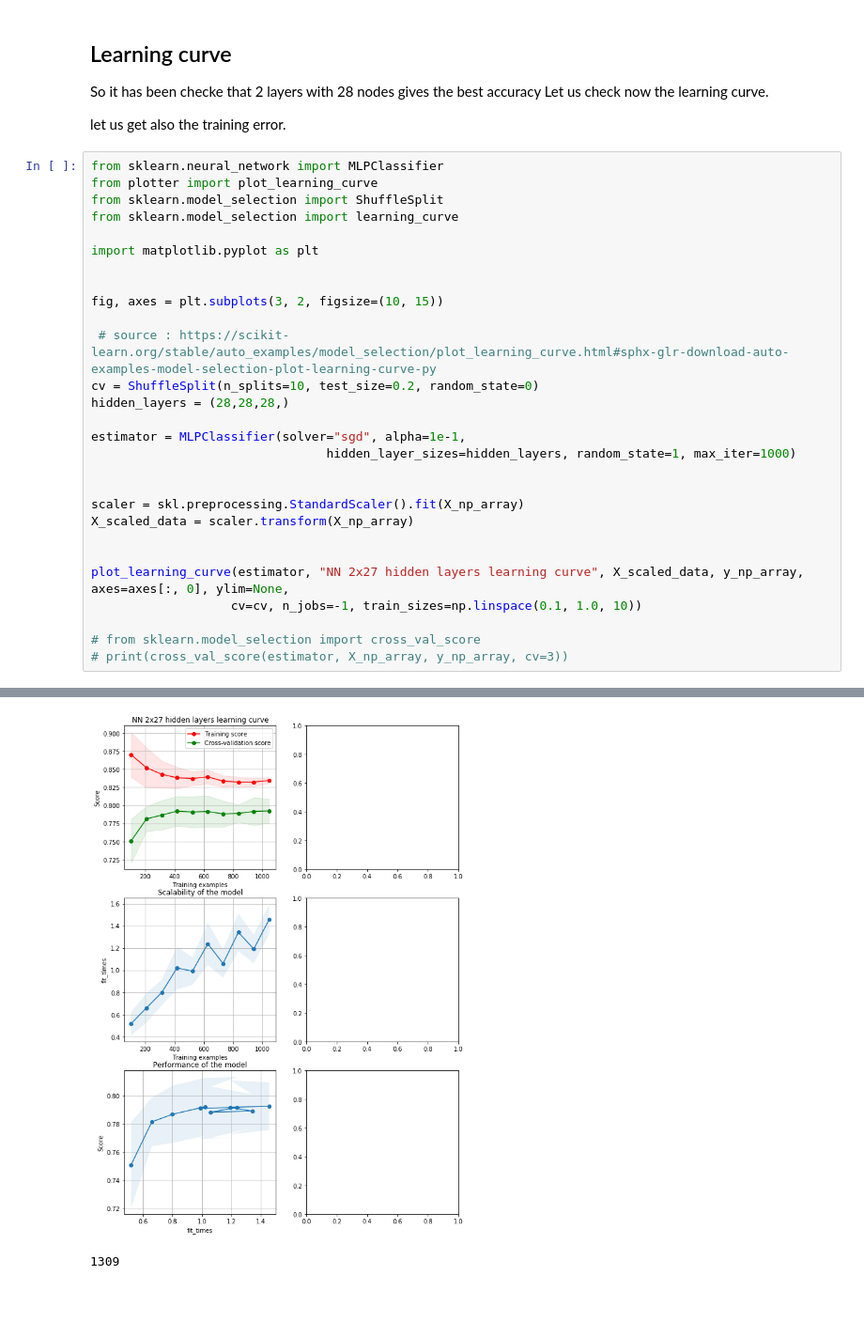
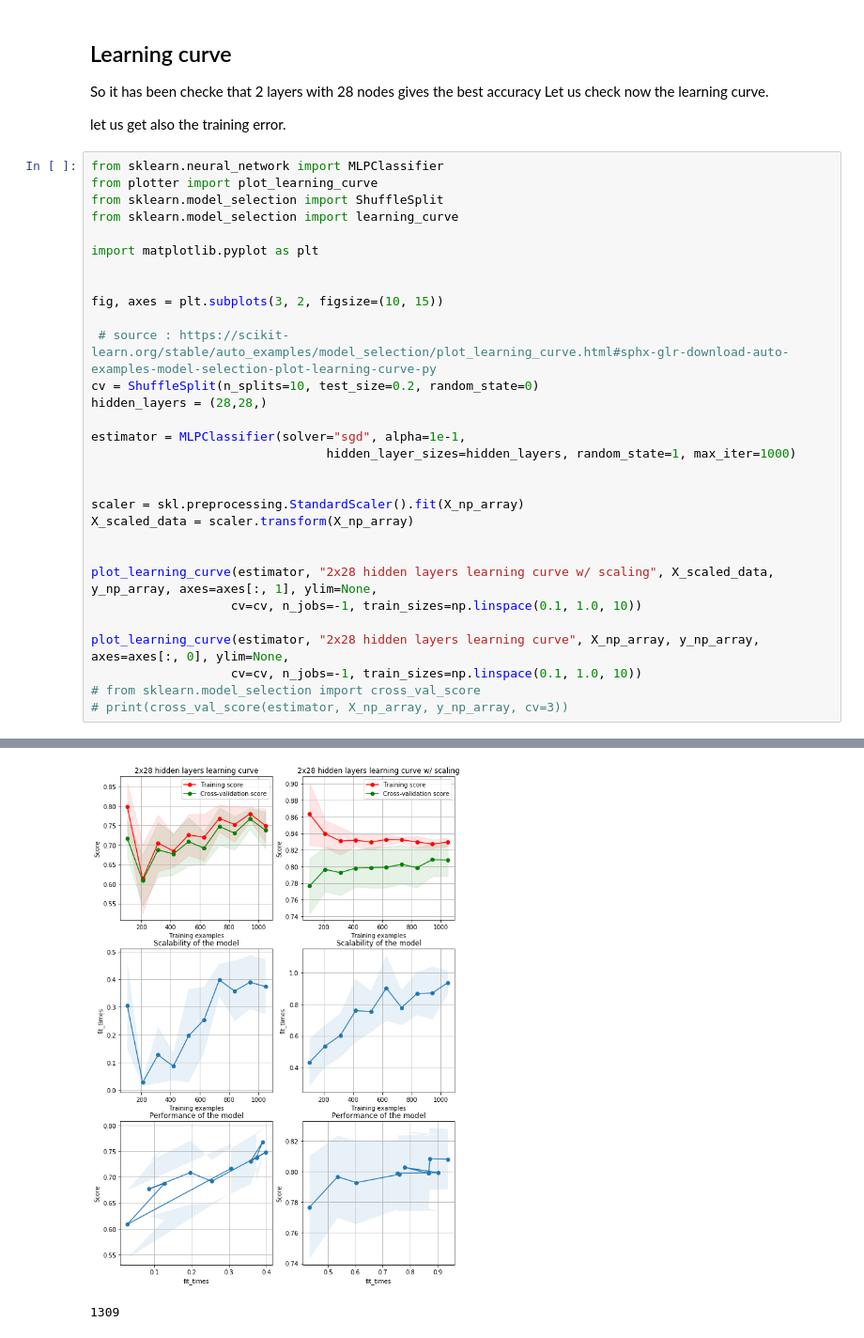
Before and after one commit to michalbogdanowicz/ML-Titanic-2020, a Jupyter notebook: Neural_Networks/PythonNN/Neural Network For Titanic.ipynb, the cells around one changed output, grey strips where cells are left out. Shown at 94% size. Drawn from its saved outputs; the diff is of its cells as text; blank space fills up the shorter version.

```diff
--- a/Neural_Networks/PythonNN/Neural Network For Titanic.ipynb
+++ b/Neural_Networks/PythonNN/Neural Network For Titanic.ipynb
@@ -169,34 +169,36 @@ let us get also the training error.
 # %%
 from sklearn.neural_network import MLPClassifier
 from plotter import plot_learning_curve
 from sklearn.model_selection import ShuffleSplit
 from sklearn.model_selection import learning_curve
 
 import matplotlib.pyplot as plt
 
 
 fig, axes = plt.subplots(3, 2, figsize=(10, 15))
 
  # source : https://scikit-learn.org/stable/auto_examples/model_selection/plot_learning_curve.html#sphx-glr-download-auto-examples-model-selection-plot-learning-curve-py
 cv = ShuffleSplit(n_splits=10, test_size=0.2, random_state=0)
-hidden_layers = (28,28,28,)
+hidden_layers = (28,28,)
 
 estimator = MLPClassifier(solver="sgd", alpha=1e-1,
                                 hidden_layer_sizes=hidden_layers, random_state=1, max_iter=1000)
 
 
 scaler = skl.preprocessing.StandardScaler().fit(X_np_array)
 X_scaled_data = scaler.transform(X_np_array)
 
 
-plot_learning_curve(estimator, "NN 2x27 hidden layers learning curve", X_scaled_data, y_np_array, axes=axes[:, 0], ylim=None,
+plot_learning_curve(estimator, "2x28 hidden layers learning curve w/ scaling", X_scaled_data, y_np_array, axes=axes[:, 1], ylim=None,
                    cv=cv, n_jobs=-1, train_sizes=np.linspace(0.1, 1.0, 10))
 
+plot_learning_curve(estimator, "2x28 hidden layers learning curve", X_np_array, y_np_array, axes=axes[:, 0], ylim=None,
+                   cv=cv, n_jobs=-1, train_sizes=np.linspace(0.1, 1.0, 10))
 # from sklearn.model_selection import cross_val_score
 # print(cross_val_score(estimator, X_np_array, y_np_array, cv=3))
 # %% [output]
 <module 'matplotlib.pyplot' from '/home/michalkb/miniconda3/envs/PythonNN/lib/python3.8/site-packages/matplotlib/pyplot.py'>
-[figure, old version]
+[figure, new version]
 # %%
 # %% [output]
 1309
```
Also changed, not shown: parts of 1 cell of this notebook, 2 other files.
